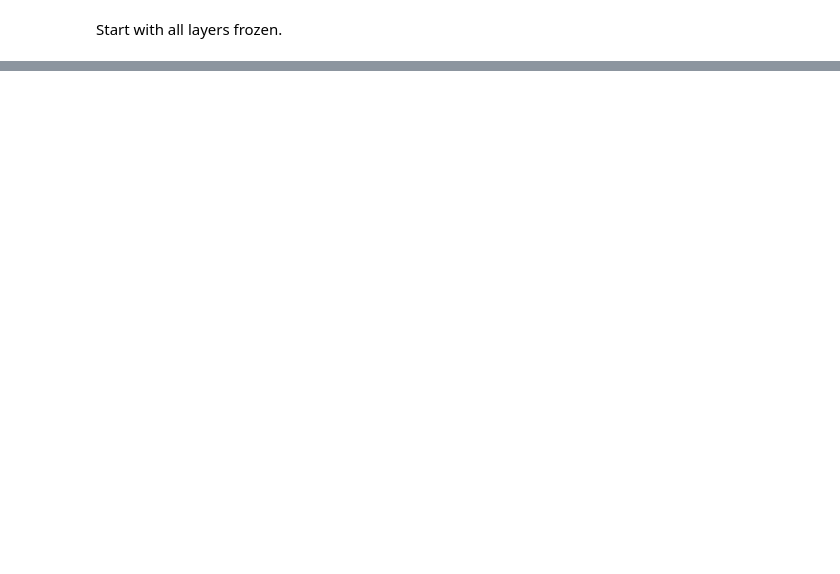
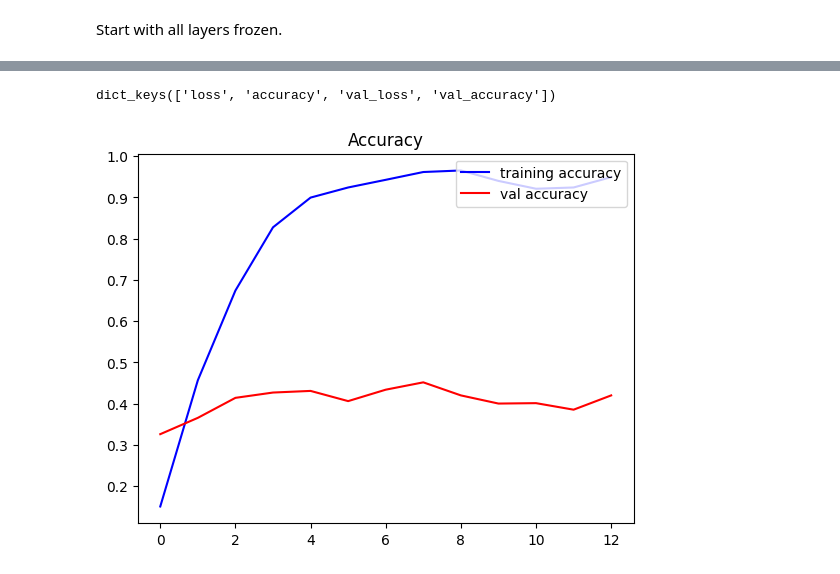
Before and after one commit to duncangrimes/rat-AI-touille, a Jupyter notebook: models/images/image_cnn.ipynb, the cells around one changed output, grey strips where cells are left out. Drawn from its saved outputs; the diff is of its cells as text; code cells hidden in the pictures; blank space fills up the shorter version.

```diff
--- a/models/images/image_cnn.ipynb
+++ b/models/images/image_cnn.ipynb
@@ -23,7 +102,7 @@ To enable the following instructions: AVX2 FMA, in other operations, rebuild Ten
 Inspect Labels
 # %%
 import os
-image_dirname = "/Users/carlymiles/Desktop/EECS/DIS-NN/rat-AI-touille/data/storage/images"
+image_dirname = "/content/drive/MyDrive/Junior Year/Artificial NNs/images_small/"
 labels = os.listdir(image_dirname)
 labels.sort()
 print(labels)
@@ -169,0 +229,13 @@ print("Test accuracy:", accuracy, "Test loss:", loss)
+# %%
+print(results.history.keys())
+# %% [output]
+dict_keys(['loss', 'accuracy', 'val_loss', 'val_accuracy'])
+# %%
+fig = plt.figure()
+plt.plot(results.history['accuracy'], c='blue', label='training accuracy')
+plt.plot(results.history['val_accuracy'], c='red', label='val accuracy')
+plt.title('Accuracy')
+plt.legend(loc='upper right')
+plt.show()
+# %% [output]
+[figure, added]
```
Also changed, not shown: parts of 14 cells of this notebook, 57 other files.
